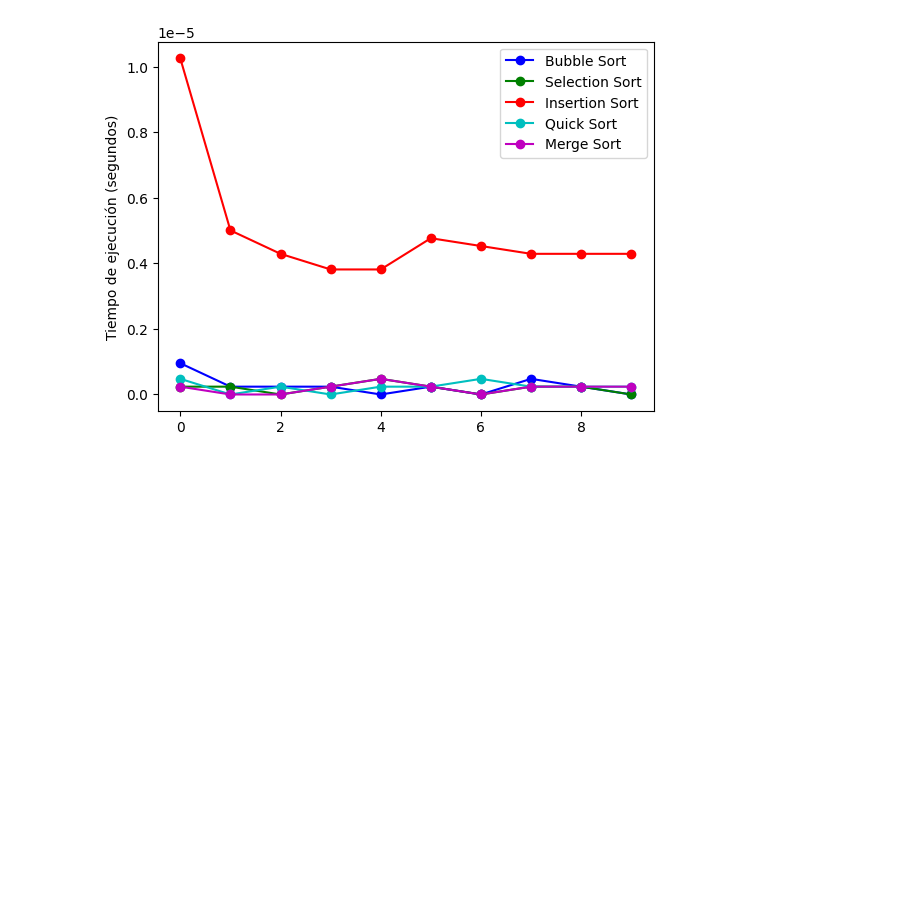
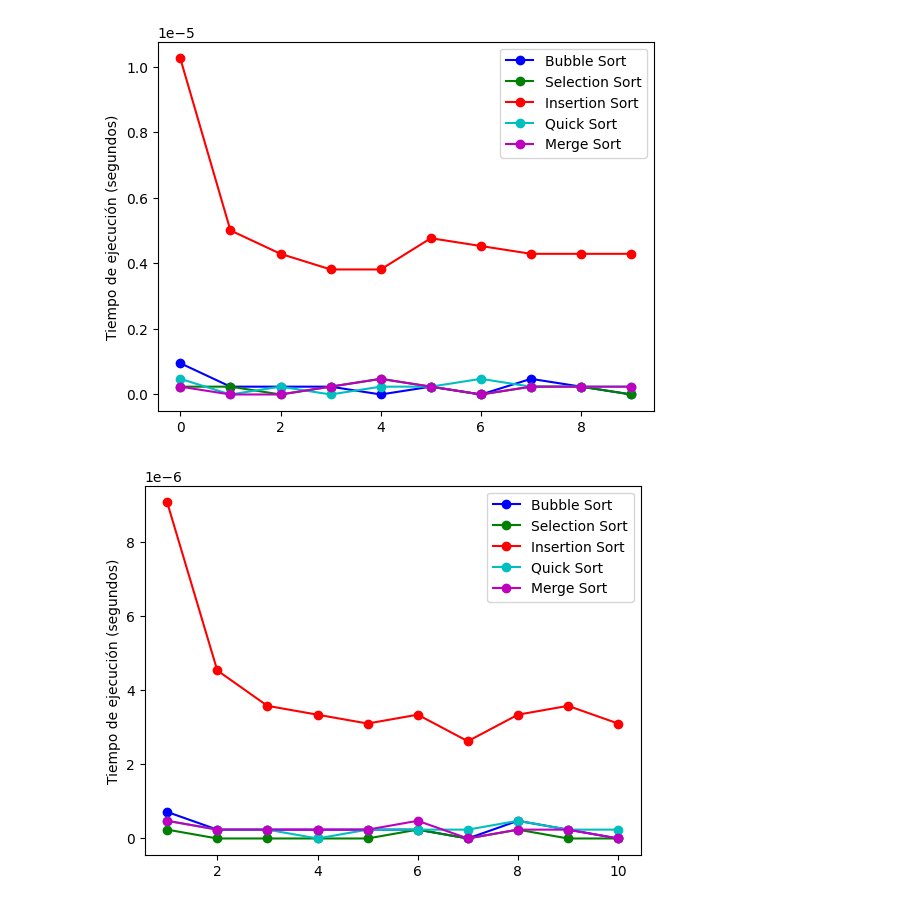
Before and after one commit to isaacmsd9/EDA-I-2023-2, a Jupyter notebook: Semana-12/P12/p12.ipynb, the cells around one changed output. Cells and saved outputs as stored; diff of their text form; code cells hidden in the pictures; blank space fills up the shorter version.

```diff
--- a/Semana-12/P12/p12.ipynb
+++ b/Semana-12/P12/p12.ipynb
@@ -380,3 +380,97 @@ plt.legend(['Bubble Sort', 'Selection Sort', 'Insertion Sort', 'Quick Sort', 'Me
 plt.show()
 # %% [output]
 [figure]
+# %%
+import random
+import time
+import matplotlib.pyplot as plt
+
+# Funciones de ordenamiento
+def bubble_sort(arr):
+    # Código para bubble sort
+    pass
+
+def selection_sort(arr):
+    # Código para selection sort
+    pass
+
+def insertion_sort(arr):
+    global times
+    for index in range(1, len(arr)):
+        times += 1
+        actual = arr[index]
+        posicion = index
+        while (posicion > 0 and arr[posicion-1] > actual):
+            times += 1
+            arr[posicion] = arr[posicion-1]
+            posicion = posicion-1
+        arr[posicion] = actual
+
+def quick_sort(arr):
+    # Código para quick sort
+    pass
+
+def merge_sort(arr):
+    # Código para merge sort
+    pass
+
+# Generar datos aleatorios
+n = 10
+arr = [random.randint(1, 100) for _ in range(n)]
+
+# Ordenar datos con Bubble Sort y medir tiempos de ejecución
+bubble_times = []
+for i in range(n):
+    arr_bubble = arr.copy()
+    start = time.time()
+    bubble_sort(arr_bubble)
+    bubble_time = time.time() - start
+    bubble_times.append(bubble_time)
+
+# Ordenar datos con Selection Sort y medir tiempos de ejecución
+selection_times = []
+for i in range(n):
+    arr_selection = arr.copy()
+    start = time.time()
+    selection_sort(arr_selection)
+    selection_time = time.time() - start
+    selection_times.append(selection_time)
+
+# Ordenar datos con Insertion Sort y medir tiempos de ejecución
+insertion_times = []
+for i in range(n):
+    arr_insertion = arr.copy()
+    start = time.time()
+    insertion_sort(arr_insertion)
+    insertion_time = time.time() - start
+    insertion_times.append(insertion_time)
+
+# Ordenar datos con QuickSort y medir tiempos de ejecución
+quick_times = []
+for i in range(n):
+    arr_quick = arr.copy()
+    start = time.time()
+    quick_sort(arr_quick)
+    quick_time = time.time() - start
+    quick_times.append(quick_time)
+
+# Ordenar datos con MergeSort y medir tiempos de ejecución
+merge_times = []
+for i in range(n):
+    arr_merge = arr.copy()
+    start = time.time()
+    merge_sort(arr_merge)
+    merge_time = time.time() - start
+    merge_times.append(merge_time)
+
+# Mostrar gráficamente el cálculo de rendimiento en un gráfico donde todas las líneas salgan de un mismo punto de forma ascendente
+plt.plot(range(1, n+1), bubble_times, marker='o', linestyle='-', color='b')
+plt.plot(range(1, n+1), selection_times, marker='o', linestyle='-', color='g')
+plt.plot(range(1, n+1), insertion_times, marker='o', linestyle='-', color='r')
+plt.plot(range(1, n+1), quick_times, marker='o', linestyle='-', color='c')
+plt.plot(range(1, n+1), merge_times, marker='o', linestyle='-', color='m')
+plt.ylabel('Tiempo de ejecución (segundos)')
+plt.legend(['Bubble Sort', 'Selection Sort', 'Insertion Sort', 'Quick Sort', 'Merge Sort'])
+plt.show()
+# %% [output]
+[figure, added]
```
